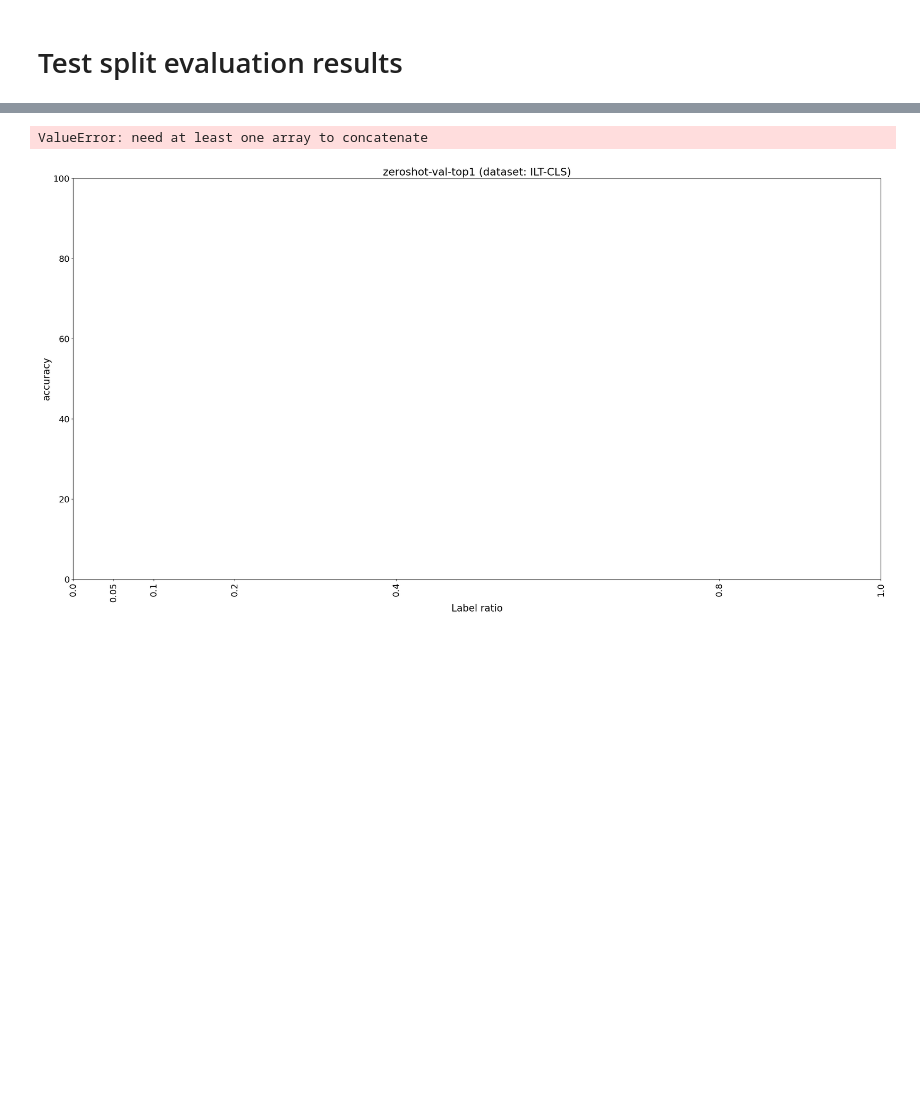
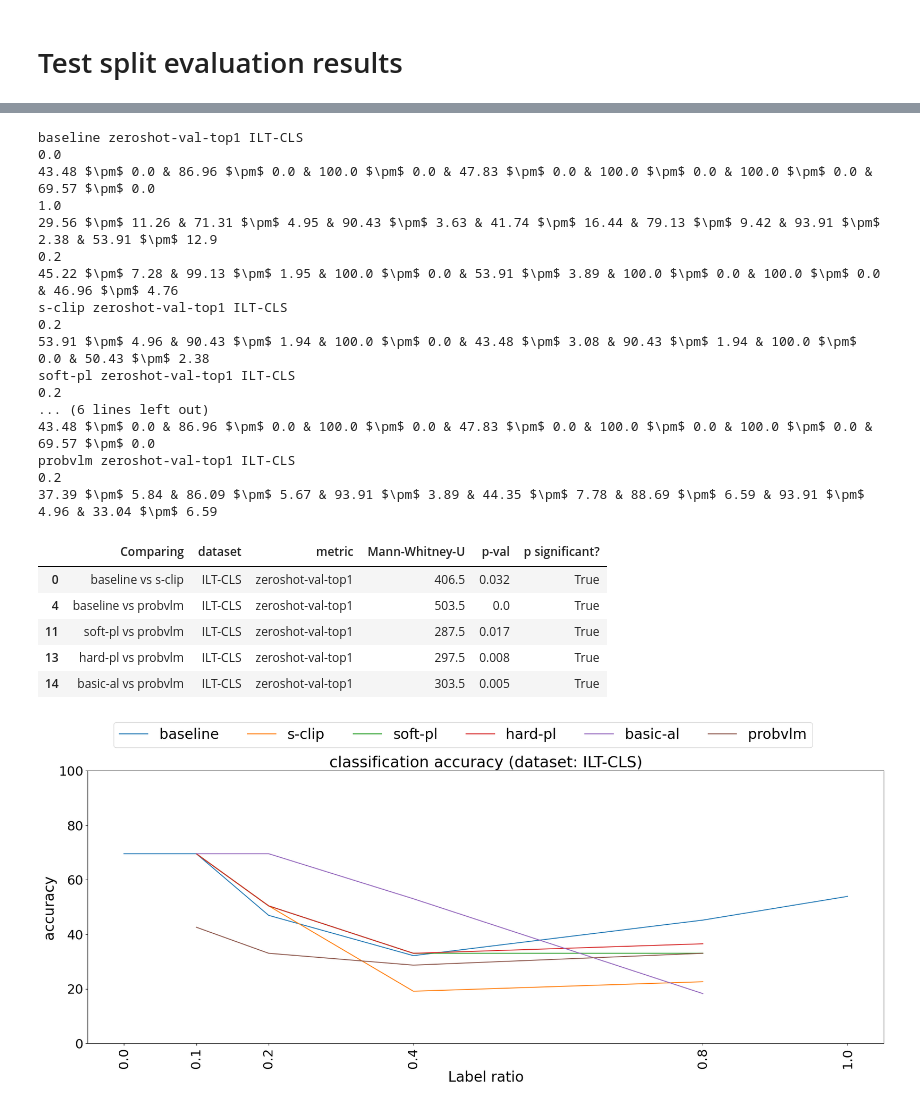
Before and after one commit to nataliehh/thesis2023-2024, a Jupyter notebook: ILT_results_analysis.ipynb, the cells around one changed output, grey strips where cells are left out. Saved outputs shown, nothing was run; the diff lists cells and outputs as text; code cells hidden in the pictures; blank space fills up the shorter version.

Commit message:
Finalizing results for ILT data

```diff
--- a/ILT_results_analysis.ipynb
+++ b/ILT_results_analysis.ipynb
@@ -9,14 +9,14 @@ retrieval_metrics = ['image_to_text_R@{}', 'text_to_image_R@{}'] # Format paths
 zeroshot_datasets = ['ILT-CLS']
 retrieval_datasets = ['ILT']
 
-base_fontsize = 20
+base_fontsize = 24
 
 # Specify the paths of the (text!) files in which the results are stored
 validation_path = './results/eval_ilt.txt'
 test_path = './results/test_eval_ilt.txt'
 
-epochs_dict = {'baseline': [0, 15], 'basic-al': [15], 'probvlm': [15],
-                  's-clip': [15], 'soft-pl': [15], 'hard-pl': [15],}
+epochs_dict = {'baseline': [0, 5], 'basic-al': [5], 'probvlm': [10],
+                  's-clip': [5], 'soft-pl': [5], 'hard-pl': [5],}
 # %% [markdown]
 # Hyperparameter tuning results
 # %%
@@ -291,25 +283,47 @@ display(df_results)
 results_dict = get_results_per_method(df_results, False)
 # %%
 rows, cols = 1, 1
-fig, axes = plt.subplots(rows, cols, figsize = (30, 15))
+fig, axes = plt.subplots(rows, cols, figsize = (20, 8))
 
 row, col = 0, 0
 for metric in zeroshot_metrics:
     for dataset in zeroshot_datasets:
 #         print(dataset, metric)
         label = row == 0 and col == 0 # only assign a legend label for the first subplot (prevents duplicates)
         plot_model_comparison(results_dict, metric, dataset, ax = axes, label = label, epochs_dict = epochs_dict,
-                              base_fontsize = base_fontsize, confidence_band_type = '')
+                              base_fontsize = base_fontsize, confidence_band_type = '', display_table_results = True, table_label_ratio = 0.2)
         col += 1
         if col == cols:
             col = 0
             row += 1
-fig.legend(loc='upper center', ncol=6, fancybox=True, bbox_to_anchor=(0.5, 1.05), fontsize = base_fontsize)
+fig.legend(loc='upper center', ncol=6, fancybox=True, bbox_to_anchor=(0.5, 1.1), fontsize = base_fontsize)
 plt.tight_layout()
-plt.savefig('./results/ILT-CLS_accuracy.png', transparent = True, bbox_inches='tight')
+plt.savefig('./results/ILT-CLS_accuracy.pdf', transparent = True, bbox_inches='tight')
 plt.show()
 # %% [output]
-ValueError: need at least one array to concatenate
+baseline zeroshot-val-top1 ILT-CLS
+0.0
+43.48 $\pm$ 0.0 & 86.96 $\pm$ 0.0 & 100.0 $\pm$ 0.0 & 47.83 $\pm$ 0.0 & 100.0 $\pm$ 0.0 & 100.0 $\pm$ 0.0 & 69.57 $\pm$ 0.0
+1.0
+29.56 $\pm$ 11.26 & 71.31 $\pm$ 4.95 & 90.43 $\pm$ 3.63 & 41.74 $\pm$ 16.44 & 79.13 $\pm$ 9.42 & 93.91 $\pm$ 2.38 & 53.91 $\pm$ 12.9
+0.2
+45.22 $\pm$ 7.28 & 99.13 $\pm$ 1.95 & 100.0 $\pm$ 0.0 & 53.91 $\pm$ 3.89 & 100.0 $\pm$ 0.0 & 100.0 $\pm$ 0.0 & 46.96 $\pm$ 4.76
+s-clip zeroshot-val-top1 ILT-CLS
+0.2
+53.91 $\pm$ 4.96 & 90.43 $\pm$ 1.94 & 100.0 $\pm$ 0.0 & 43.48 $\pm$ 3.08 & 90.43 $\pm$ 1.94 & 100.0 $\pm$ 0.0 & 50.43 $\pm$ 2.38
+soft-pl zeroshot-val-top1 ILT-CLS
+0.2
+... (6 lines left out)
+43.48 $\pm$ 0.0 & 86.96 $\pm$ 0.0 & 100.0 $\pm$ 0.0 & 47.83 $\pm$ 0.0 & 100.0 $\pm$ 0.0 & 100.0 $\pm$ 0.0 & 69.57 $\pm$ 0.0
+probvlm zeroshot-val-top1 ILT-CLS
+0.2
+37.39 $\pm$ 5.84 & 86.09 $\pm$ 5.67 & 93.91 $\pm$ 3.89 & 44.35 $\pm$ 7.78 & 88.69 $\pm$ 6.59 & 93.91 $\pm$ 4.96 & 33.04 $\pm$ 6.59
+|  | Comparing | dataset | metric | Mann-Whitney-U | p-val | p significant? |
+| 0 | baseline vs s-clip | ILT-CLS | zeroshot-val-top1 | 406.5 | 0.032 | True |
+| 4 | baseline vs probvlm | ILT-CLS | zeroshot-val-top1 | 503.5 | 0.0 | True |
+| 11 | soft-pl vs probvlm | ILT-CLS | zeroshot-val-top1 | 287.5 | 0.017 | True |
+| 13 | hard-pl vs probvlm | ILT-CLS | zeroshot-val-top1 | 297.5 | 0.008 | True |
+| 14 | basic-al vs probvlm | ILT-CLS | zeroshot-val-top1 | 303.5 | 0.005 | True |
-[figure, old version]
+[figure, new version]
 # %%
 plot_recall_model_comparison(results_dict, retrieval_metrics, retrieval_datasets, base_fontsize = base_fontsize, k = 1,
```
Also changed, not shown: parts of 8 cells of this notebook, 4 other files.
